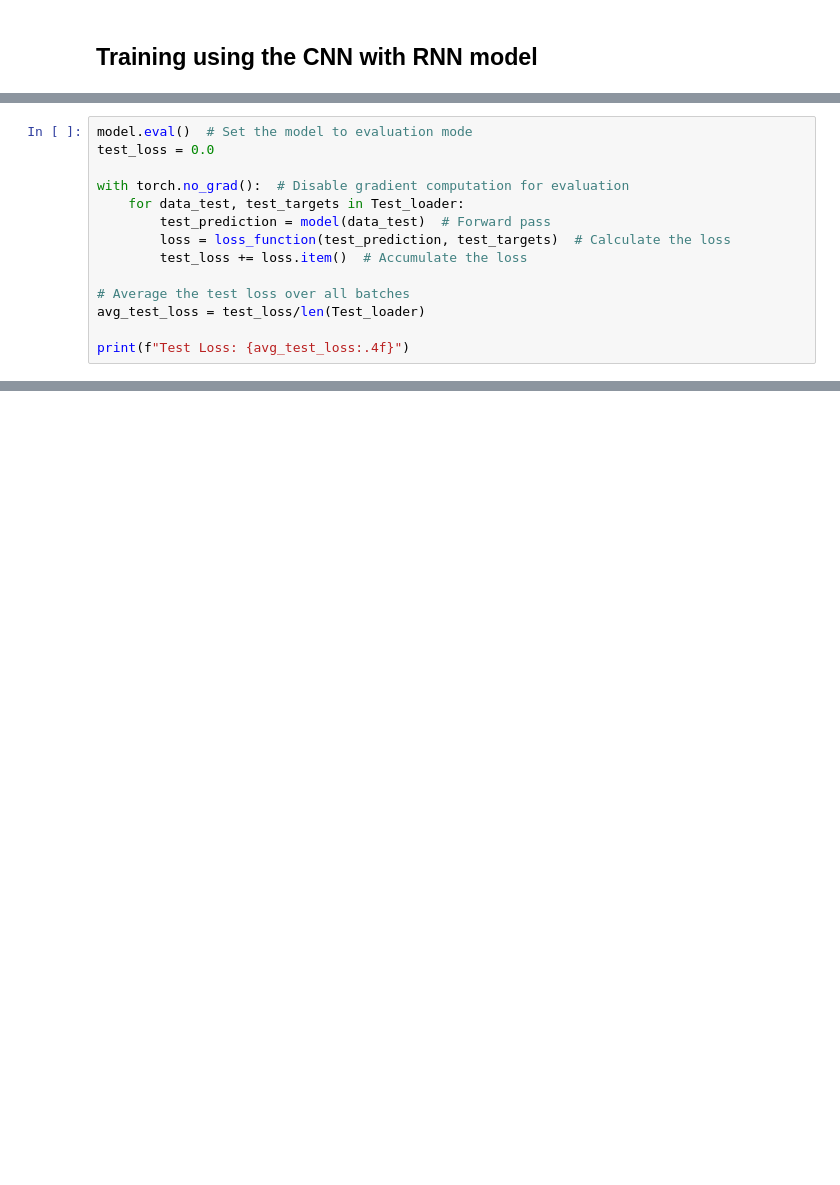
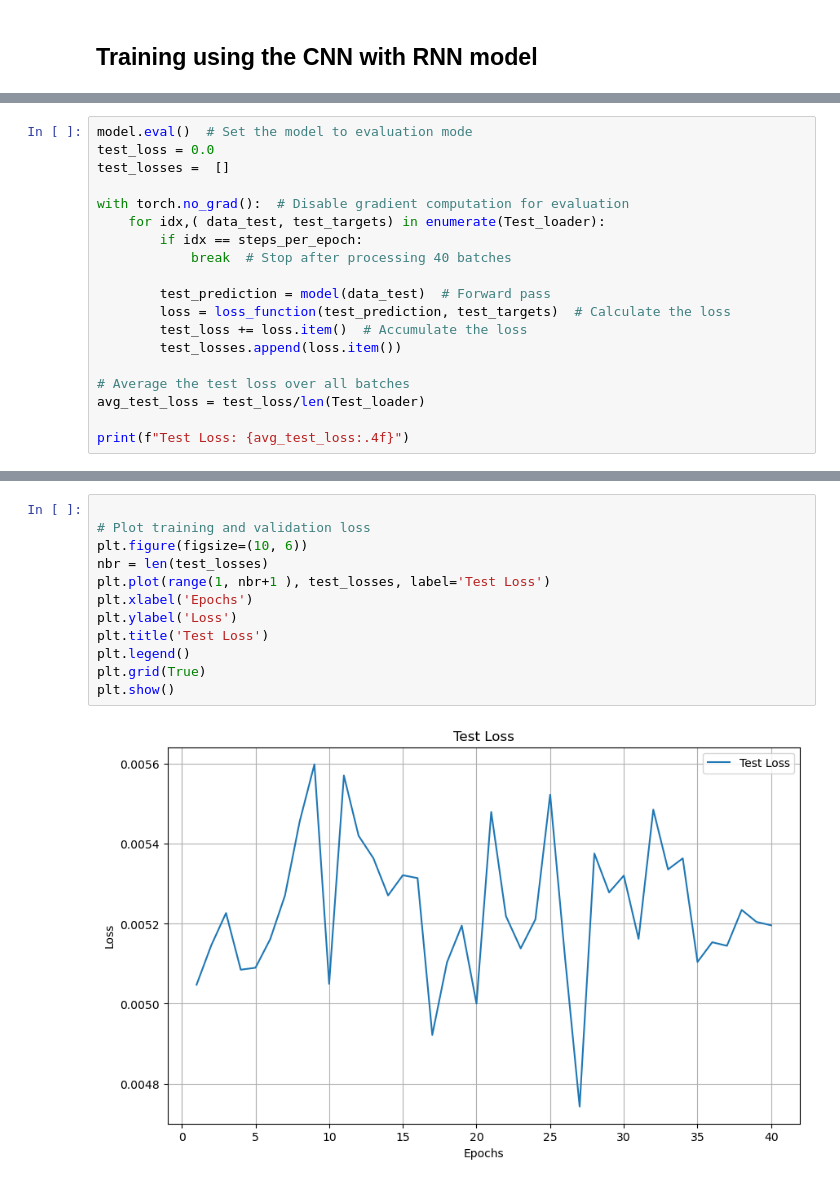
Before and after one commit to aminemharzi/BC_Price_Prediction_RNN_CNN_Pytorch, a Jupyter notebook: Prediction_BC_RNN_CNN.ipynb, the cells around one changed output, grey strips where cells are left out. Drawn from its saved outputs; the diff is of its cells as text; blank space fills up the shorter version.

```diff
--- a/Prediction_BC_RNN_CNN.ipynb
+++ b/Prediction_BC_RNN_CNN.ipynb
@@ -237,12 +230,17 @@ plt.show()
 # %%
 model.eval()  # Set the model to evaluation mode
 test_loss = 0.0
+test_losses =  []
 
 with torch.no_grad():  # Disable gradient computation for evaluation
-    for data_test, test_targets in Test_loader:
+    for idx,( data_test, test_targets) in enumerate(Test_loader):
+        if idx == steps_per_epoch:
+            break  # Stop after processing 40 batches
+
         test_prediction = model(data_test)  # Forward pass
         loss = loss_function(test_prediction, test_targets)  # Calculate the loss
         test_loss += loss.item()  # Accumulate the loss
+        test_losses.append(loss.item())
 
 # Average the test loss over all batches
 avg_test_loss = test_loss/len(Test_loader)
@@ -281,0 +251,14 @@ Epoch 10, Loss: 0.0577
+# %%
+
+# Plot training and validation loss
+plt.figure(figsize=(10, 6))
+nbr = len(test_losses)
+plt.plot(range(1, nbr+1 ), test_losses, label='Test Loss')
+plt.xlabel('Epochs')
+plt.ylabel('Loss')
+plt.title('Test Loss')
+plt.legend()
+plt.grid(True)
+plt.show()
+# %% [output]
+[figure, added]
```
Also changed, not shown: parts of 15 cells of this notebook, 1 other file.
